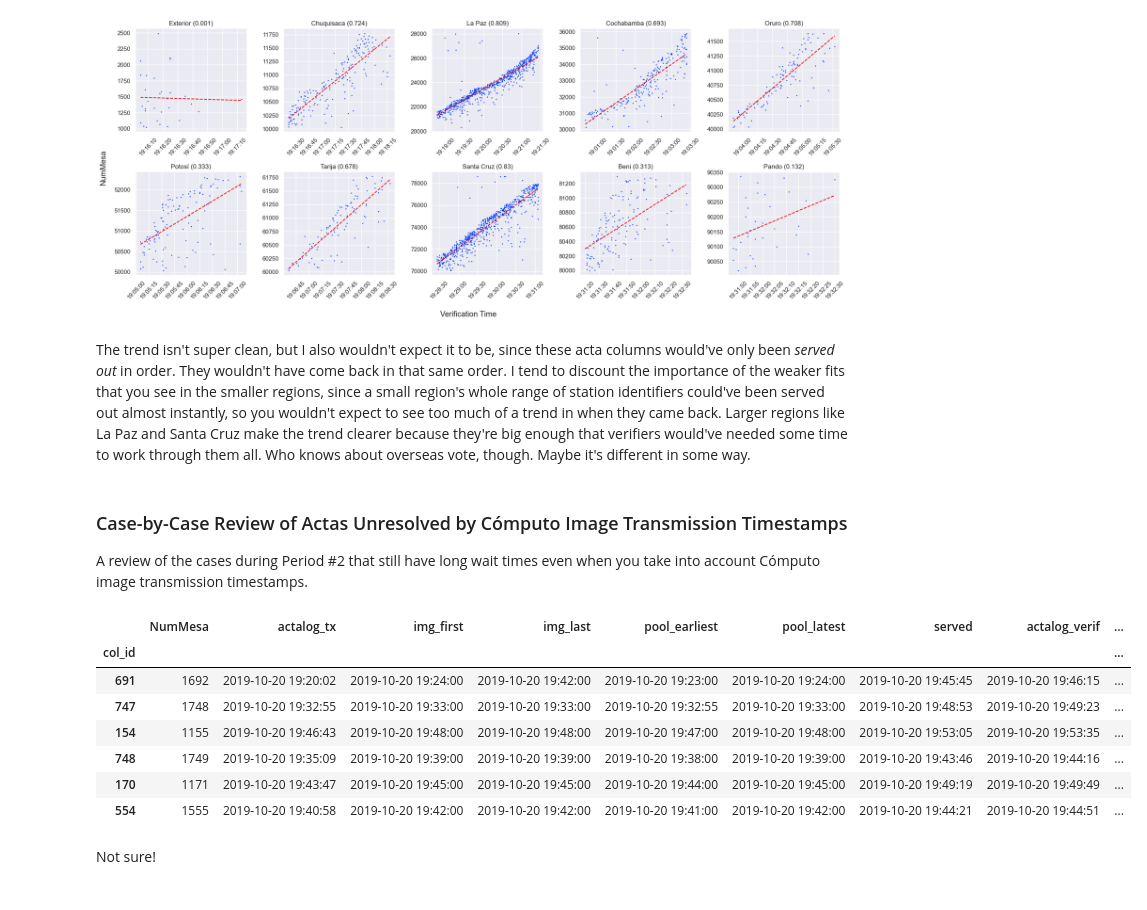
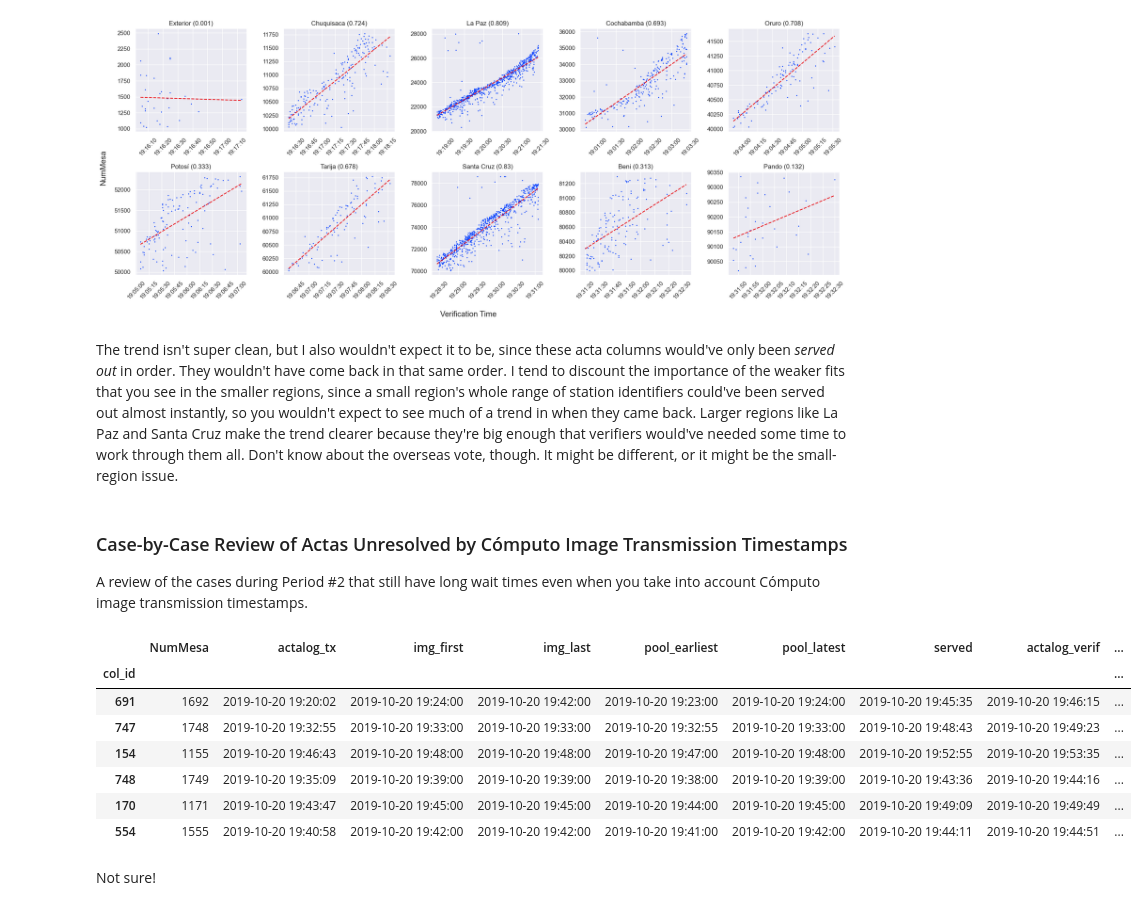
Before and after one commit to futurebum/bo1-post, a Jupyter notebook: bo1-post.ipynb, the cells around one changed output. Drawn from its saved outputs; the diff is of its cells as text; code cells hidden in the pictures.

```diff
--- a/bo1-post.ipynb
+++ b/bo1-post.ipynb
@@ -112,11 +114,13 @@ The two high-traffic periods have the same cause. The excess requests are actual
 
 In bo2’s <a href="https://www.reddit.com/user/srslyjuststop/comments/rl7m4u/guide_to_the_2019_trep_actalog">ActaLog data</a>, there's a clue about when to expect this. If you compare transmissions to verification attempts, you'll find the TREP has three basic states: At times 'transmit_rate > verif_rate' so bo2 was building up a backlog of unprocessed acta columns, at other times 'transmit_rate < verif_rate' so bo2's backlog was being drawn down, and at still other times 'transmit_rate ≈ verif_rate', the persistence of which implies the verification process was up against a supply constraint and relied almost exclusively on new transmissions. There were two of these 'transmit_rate ≈ verif_rate' periods on Election Night and they closely match the two high-traffic periods from the EHC graph:
 # %%
+# drop unwanted events, define what step in the process each remaining event is from.
+trep = trep.drop(index=trep[trep.evt_type == 'aprob'].index) # don't care about approvals (other process).
+trep['process'] = trep.evt_type.where(trep.evt_type == 'tx', 'verif') # two different processes (steps) in the vote count. tx=golpe1, verif=golpe2.
+
 # put tx/verif events in 5-min bins. (important note: 'verif' means verif attempts. most succeed but some fail; i'm interested in both, as analysis is procedural)
-trep = trep.drop(index=trep[trep.evt_type == 'aprob'].index) # don't care about approvals (other process).
-trep['tx_verif'] = trep.evt_type.where(trep.evt_type == 'tx', 'verif') # tx=golpe1, verif=golpe2. different steps in the process.
 events = trep \
-    .groupby([pd.Grouper(freq='5min', key='evt_time'), 'tx_verif']) \
+    .groupby([pd.Grouper(freq='5min', key='evt_time'), 'process']) \
     .size().unstack(level=1).resample('5min').asfreq().fillna(0) \
     .pipe(lambda x: x.set_index(x.index + pd.Timedelta('2.5min'))) \
     ['2019-10-20 16:30':'2019-10-20 21:00'] # just election night.
@@ -144,7 +148,7 @@ if save_results:
 # %% [markdown]
 If acta column shortages caused verification operators to aggressively poll the application server, then I might also expect that, when verifiers appear to work slower, their traffic rate will increase because they've started to repeatedly ask the application server for work instead of actually working. To check this, first I calculated verifiers’ work rate in 5-minute intervals, taking the number of verification attempts and dividing it by the number of active verifiers. Next, I extracted the data points from EHC's traffic graph and divided bo1’s traffic (=verifs) by bo11’s traffic (=transmits) to show when bo1's traffic was high *relative to transmits*, since Marcel Guzmán de Rojas claimed that high bo1 traffic only reflected a high transmit rate. Finally, I plotted the two ratios against each other. The resulting graph confirms the prediction that decreases in verifiers’ work rate coincide with increases in their traffic rate:
 # %%
-wt = trep[trep.tx_verif == 'verif'] \
+wt = trep[trep.process == 'verif'] \
     .groupby(pd.Grouper(freq='5min', key='evt_time')) \
     .pipe(lambda x: pd.DataFrame({'verifs': x.size(), 'verifiers': x.VerificadorUser.nunique()})) \
     .resample('5min').asfreq().fillna(0) \
@@ -331,17 +335,17 @@ img_times = pd.DataFrame({
 
 # build full img_times df, with actalog timestamps.
 img_times = trep[trep.col_id.isin(img_times.index)] \
-    .pivot_table(index='col_id', columns='tx_verif', values='evt_time', aggfunc='first') \
+    .pivot_table(index='col_id', columns='process', values='evt_time', aggfunc='first') \
     .rename(columns={'tx': 'tx_first'}) \
     .join(img_times, how='left')
 
 # some static values for calculations below.
 img_col = 'img_first' # which img timestamp to use? (first or last?)
-verif_col = 'verif' # what verif timestamp to use? (might create a second verif timestamp in next section)
+pool_end_col = 'verif' # what verif timestamp to use? (might create a second verif timestamp in next section)
 min_transcribe_time = pd.Timedelta('15s') # what's minimum time between entering pool and a verifier transcribing it?
 
 # very simple guess at when an acta was served out.
-transcribe_time = pd.Timedelta('30s') # guessing it typically takes 30s to transcribe.
+transcribe_time = pd.Timedelta('40s') # guessing it typically takes 40s to transcribe.
 img_times['served'] = img_times.verif - transcribe_time
 
 # option to remove a column from pool once i think it's probably been served out.
@@ -349,7 +353,7 @@ img_times['served'] = img_times.verif - transcribe_time
 # so, use 'served' time instead of 'verif' and eliminate min_transcribe_time to capture when i'd guess that, on average, the acta was served out.
 use_served = False
 if use_served:
-    verif_col = 'served'
+    pool_end_col = 'served'
     min_transcribe_time = pd.Timedelta('0sec')
 
 # earliest estimate on when acta col entered pool
@@ -360,7 +364,7 @@ img_times['pool_earliest'] = img_times.apply(
             x.tx_first, # actalog first transmission timestamp.
             x[img_col] - pd.Timedelta('1min') # time of previous image replication run.
         ),
-        x[verif_col] # actalog verif timestamp. only relevant to the edge case where use_served==True, avoiding situation where served is *before* pool_earliest.
+        x[pool_end_col] # actalog verif timestamp. only relevant to the edge case where use_served==True, avoiding situation where served is *before* pool_earliest.
     ),
 axis=1) # yes, i could write this in a less readable but vectorized way.
 
@@ -373,21 +377,21 @@ img_times['pool_latest'] = img_times.apply(
                 x.tx_first, # actalog first transmission timestamp.
                 x[img_col]  # time of current image replication run.
             ),
-            x[verif_col] - min_transcribe_time # actalog verif timestamp, but given a little breathing room to account for time it takes to transcribe acta.
+            x[pool_end_col] - min_transcribe_time # actalog verif timestamp, but given a little breathing room to account for time it takes to transcribe acta.
         ),
         x.pool_earliest # making sure pool_latest isn't before pool_earliest.
     ),
 axis=1) # yes, i could write this in a less readable but vectorized way.
 
 # some other calculations.
-img_times['actalog_time_to_verif'] = img_times[verif_col] - img_times.tx_first # old actalog-based duration between tx and verif event
-img_times['new_time_to_verif'] = img_times[verif_col] - (img_times.pool_earliest + ((img_times.pool_latest - img_times.pool_earliest) / 2.0)) # take midpt of earliest/latest...
+img_times['actalog_time_in_pool'] = img_times[pool_end_col] - img_times.tx_first # old actalog-based duration between tx and verif event
+img_times['new_time_in_pool'] = img_times[pool_end_col] - (img_times.pool_earliest + ((img_times.pool_latest - img_times.pool_earliest) / 2.0)) # take midpt of earliest/latest...
 img_times['is_img_multi_send'] = (img_times.img_first != img_times.img_last) # seem to have been sent multiple times?
 
 # order rows and columns
 img_times = img_times \
-    ["NumMesa|tx_first|img_first|img_last|pool_earliest|pool_latest|served|verif|actalog_time_to_verif|new_time_to_verif|is_img_multi_send".split('|')] \
-    .sort_values('actalog_time_to_verif', ascending=False) # longest waits first, based on actalog.
+    ["NumMesa|tx_first|img_first|img_last|pool_earliest|pool_latest|served|verif|actalog_time_in_pool|new_time_in_pool|is_img_multi_send".split('|')] \
+    .sort_values('actalog_time_in_pool', ascending=False) # longest waits first, based on actalog.
 
 # save me
 if save_results:
@@ -396,8 +400,8 @@ if save_results:
 # function to recalculate pool based on img_times df
 def recalc_pool(start_col, end_col, df=img_times, freq='1min'):
     return pd.merge(
-        pd.Series(df.groupby(start_col).size(), name='in_pool'),
-        pd.Series(df.groupby(end_col).size(), name='out_pool'),
+        df.groupby(start_col).size().rename('in_pool'),
+        df.groupby(end_col).size().rename('out_pool'),
         how='outer',
         right_index=True,
         left_index=True
@@ -409,8 +413,8 @@ def recalc_pool(start_col, end_col, df=img_times, freq='1min'):
 # make the pool calculations
 pools = pd.DataFrame({
     'actalog_pool': recalc_pool('tx_first', 'verif'),
-    'img_hi_pool': recalc_pool('pool_earliest', verif_col),
-    'img_lo_pool': recalc_pool('pool_latest', verif_col),
+    'img_hi_pool': recalc_pool('pool_earliest', pool_end_col),
+    'img_lo_pool': recalc_pool('pool_latest', pool_end_col),
 })['2019-10-20 17:00':'2019-10-20 20:30']
 
 # add simple pool reduction metric (about 70% reduction during second high-traffic period), then save.
@@ -790,7 +765,7 @@ fig.tight_layout()
 # %% [output]
 [figure]
 # %% [markdown]
-The trend isn't super clean, but I also wouldn't expect it to be, since these acta columns would've only been *served out* in order. They wouldn't have come back in that same order. I tend to discount the importance of the weaker fits that you see in the smaller regions, since a small region's whole range of station identifiers could've been served out almost instantly, so you wouldn't expect to see too much of a trend in when they came back. Larger regions like La Paz and Santa Cruz make the trend clearer because they're big enough that verifiers would've needed some time to work through them all. Who knows about overseas vote, though. Maybe it's different in some way.
+The trend isn't super clean, but I also wouldn't expect it to be, since these acta columns would've only been *served out* in order. They wouldn't have come back in that same order. I tend to discount the importance of the weaker fits that you see in the smaller regions, since a small region's whole range of station identifiers could've been served out almost instantly, so you wouldn't expect to see much of a trend in when they came back. Larger regions like La Paz and Santa Cruz make the trend clearer because they're big enough that verifiers would've needed some time to work through them all. Don't know about the overseas vote, though. It might be different, or it might be the small-region issue.
 # %% [markdown]
 ### Case-by-Case Review of Actas Unresolved by Cómputo Image Transmission Timestamps ###
 
@@ -798,24 +773,24 @@ A review of the cases during Period #2 that still have long wait times even when
 # %%
 spike2 = img_times[(img_times.verif >= '2019-10-20 19:32') & (img_times.verif < '2019-10-21')]
 spike2.drop(columns=['is_img_multi_send']) \
     .rename(columns={'tx_first': 'actalog_tx', 'verif': 'actalog_verif'}) \
-    .pipe(lambda x: x[x.new_time_to_verif >= pd.Timedelta('2min')]) \
-    .sort_values('new_time_to_verif', ascending=False)
+    .pipe(lambda x: x[x.new_time_in_pool >= pd.Timedelta('2min')]) \
+    .sort_values('new_time_in_pool', ascending=False)
 # ROW1: #1692 seems like it was resent (and slowly approved?) then verified?
 # ROW2: #1748 is weird, tho? no resend, just sat for 16 minutes. (see photo. carbon copy. hard to read.)
 # ROW3: #1155 sat for 6min, but the photo is good. hmm. not sure.
 # ROW4: #1749 sat for 5min, photo seems reasonable. again, not sure.
 # ROW5: #1171 sat for 5min, photo seems perfect. again, not sure.
 # ROW6: #1555 sat for 3min, photo seems reasonable. again, not sure.
 # %% [output]
 |  | NumMesa | actalog_tx | img_first | img_last | pool_earliest | pool_latest | served | actalog_verif | ... |
 | col_id |  |  |  |  |  |  |  |  | ... |
-| 691 | 1692 | 2019-10-20 19:20:02 | 2019-10-20 19:24:00 | 2019-10-20 19:42:00 | 2019-10-20 19:23:00 | 2019-10-20 19:24:00 | 2019-10-20 19:45:45 | 2019-10-20 19:46:15 | ... |
-| 747 | 1748 | 2019-10-20 19:32:55 | 2019-10-20 19:33:00 | 2019-10-20 19:33:00 | 2019-10-20 19:32:55 | 2019-10-20 19:33:00 | 2019-10-20 19:48:53 | 2019-10-20 19:49:23 | ... |
-| 154 | 1155 | 2019-10-20 19:46:43 | 2019-10-20 19:48:00 | 2019-10-20 19:48:00 | 2019-10-20 19:47:00 | 2019-10-20 19:48:00 | 2019-10-20 19:53:05 | 2019-10-20 19:53:35 | ... |
-| 748 | 1749 | 2019-10-20 19:35:09 | 2019-10-20 19:39:00 | 2019-10-20 19:39:00 | 2019-10-20 19:38:00 | 2019-10-20 19:39:00 | 2019-10-20 19:43:46 | 2019-10-20 19:44:16 | ... |
-| 170 | 1171 | 2019-10-20 19:43:47 | 2019-10-20 19:45:00 | 2019-10-20 19:45:00 | 2019-10-20 19:44:00 | 2019-10-20 19:45:00 | 2019-10-20 19:49:19 | 2019-10-20 19:49:49 | ... |
-| 554 | 1555 | 2019-10-20 19:40:58 | 2019-10-20 19:42:00 | 2019-10-20 19:42:00 | 2019-10-20 19:41:00 | 2019-10-20 19:42:00 | 2019-10-20 19:44:21 | 2019-10-20 19:44:51 | ... |
+| 691 | 1692 | 2019-10-20 19:20:02 | 2019-10-20 19:24:00 | 2019-10-20 19:42:00 | 2019-10-20 19:23:00 | 2019-10-20 19:24:00 | 2019-10-20 19:45:35 | 2019-10-20 19:46:15 | ... |
+| 747 | 1748 | 2019-10-20 19:32:55 | 2019-10-20 19:33:00 | 2019-10-20 19:33:00 | 2019-10-20 19:32:55 | 2019-10-20 19:33:00 | 2019-10-20 19:48:43 | 2019-10-20 19:49:23 | ... |
+| 154 | 1155 | 2019-10-20 19:46:43 | 2019-10-20 19:48:00 | 2019-10-20 19:48:00 | 2019-10-20 19:47:00 | 2019-10-20 19:48:00 | 2019-10-20 19:52:55 | 2019-10-20 19:53:35 | ... |
+| 748 | 1749 | 2019-10-20 19:35:09 | 2019-10-20 19:39:00 | 2019-10-20 19:39:00 | 2019-10-20 19:38:00 | 2019-10-20 19:39:00 | 2019-10-20 19:43:36 | 2019-10-20 19:44:16 | ... |
+| 170 | 1171 | 2019-10-20 19:43:47 | 2019-10-20 19:45:00 | 2019-10-20 19:45:00 | 2019-10-20 19:44:00 | 2019-10-20 19:45:00 | 2019-10-20 19:49:09 | 2019-10-20 19:49:49 | ... |
+| 554 | 1555 | 2019-10-20 19:40:58 | 2019-10-20 19:42:00 | 2019-10-20 19:42:00 | 2019-10-20 19:41:00 | 2019-10-20 19:42:00 | 2019-10-20 19:44:11 | 2019-10-20 19:44:51 | ... |
 # %% [markdown]
 Not sure!
 # %% [markdown]
```
Also changed, not shown: parts of 38 cells of this notebook, 13 other files.
